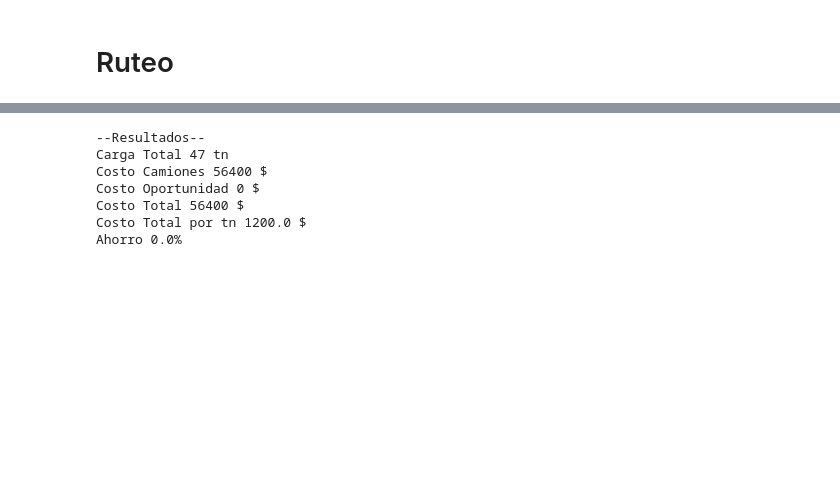
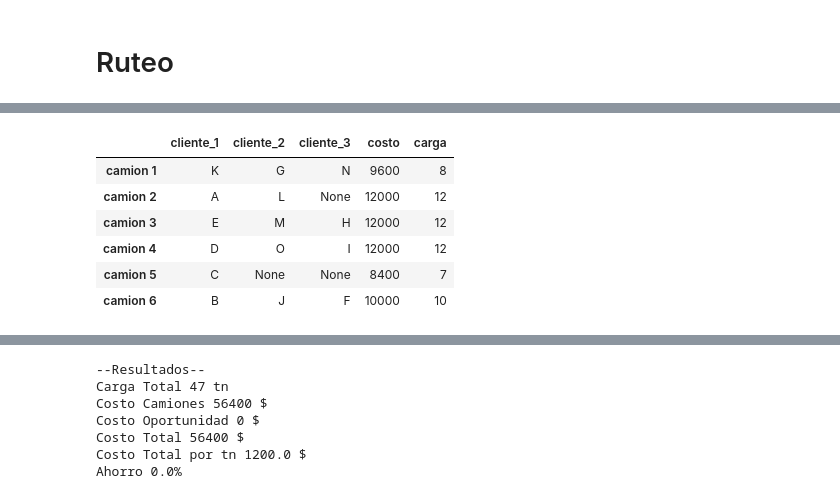
Before and after one commit to JuanCruzC97/ope3-logistica, a Jupyter notebook: 2.0-demo.ipynb, the cells around one changed output, grey strips where cells are left out. Drawn from its saved outputs; the diff is of its cells as text; code cells hidden in the pictures; blank space fills up the shorter version.

```diff
--- a/2.0-demo.ipynb
+++ b/2.0-demo.ipynb
@@ -123,0 +190,22 @@ plt.plot(history["history_best"])
+# %%
+pedidos = []
+params = []
+cols = ["cliente_1", "cliente_2", "cliente_3"]
+ids = [f"camion {ix}" for ix in ruteo.get_ix_camiones()]
+
+
+for camion in ruteo.get_camiones():
+    pedidos.append(camion.get_ix_pedidos())
+    params.append([camion.get_costo(), camion.get_carga_total()])
+
+df = pd.DataFrame(pedidos, columns=cols, index=ids)
+df[["costo", "carga"]] = params
+df
+# %% [output]
+|  | cliente_1 | cliente_2 | cliente_3 | costo | carga |
+| camion 1 | K | G | N | 9600 | 8 |
+| camion 2 | A | L | None | 12000 | 12 |
+| camion 3 | E | M | H | 12000 | 12 |
+| camion 4 | D | O | I | 12000 | 12 |
+| camion 5 | C | None | None | 8400 | 7 |
+| camion 6 | B | J | F | 10000 | 10 |
```
Also changed, not shown: parts of 19 cells of this notebook, 3 other files.
